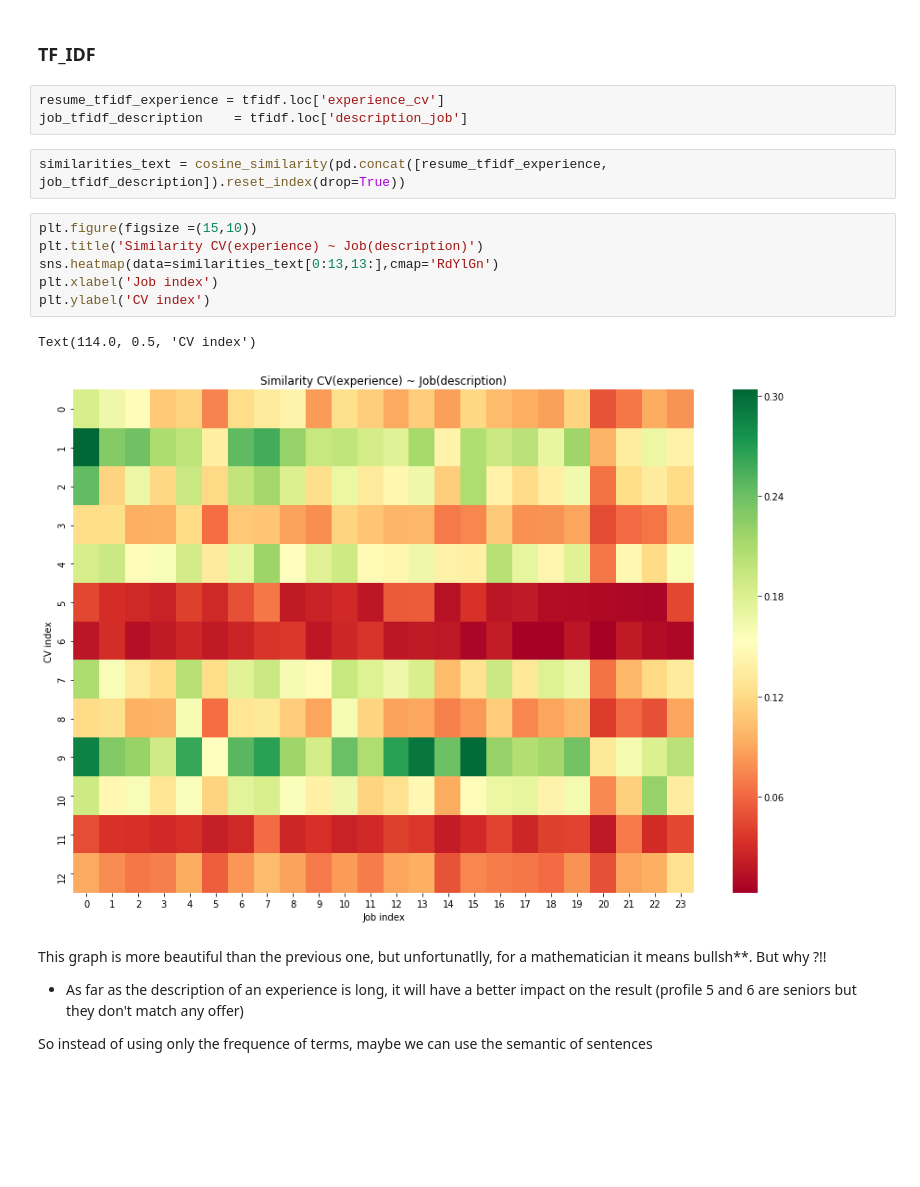
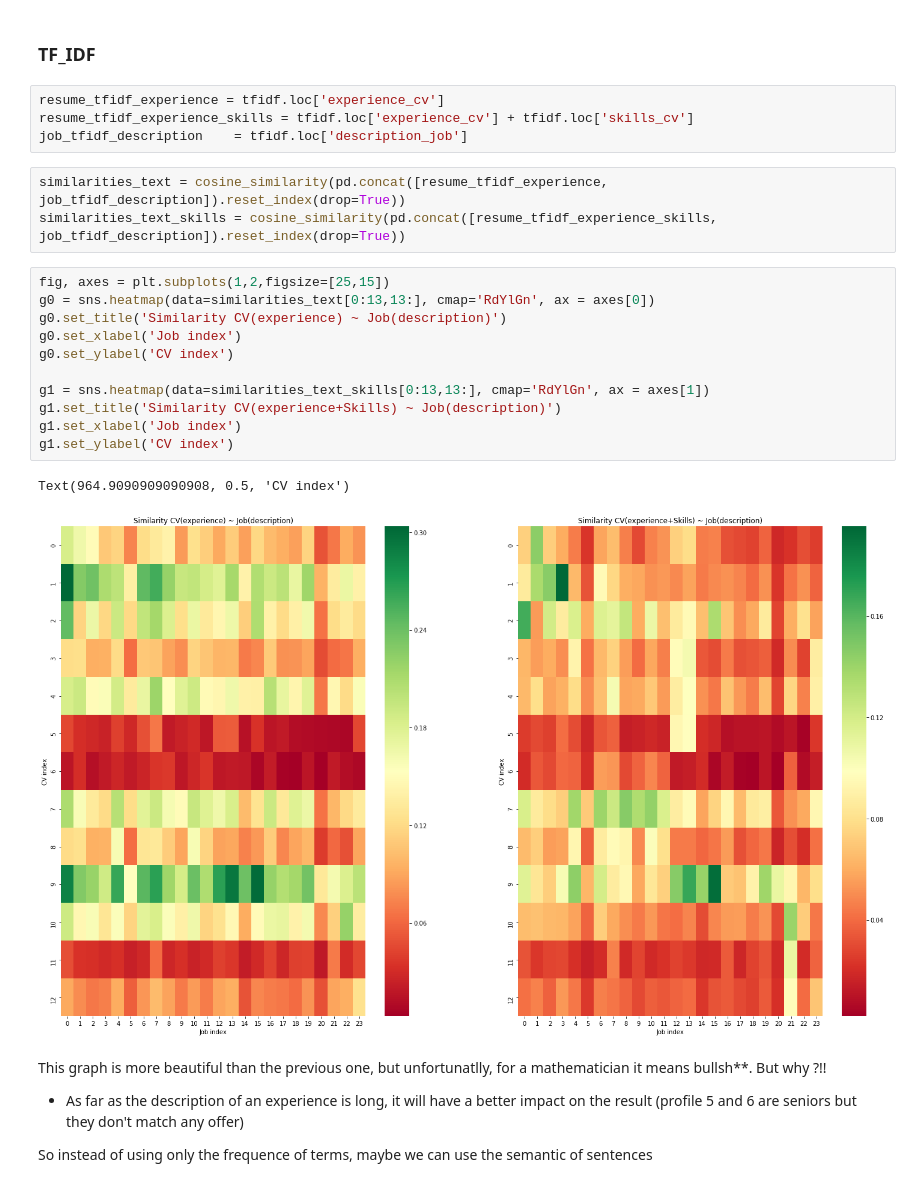
Before and after one commit to mehtiv/test_inventiv, a Jupyter notebook: Untitled.ipynb, the cells around one changed output. Drawn from its saved outputs; the diff is of its cells as text; blank space fills up the shorter version.

```diff
--- a/Untitled.ipynb
+++ b/Untitled.ipynb
@@ -180,18 +183,25 @@ As it can be seen the titles of offers and titles of resumes have an impact in t
 ### TF_IDF
 # %%
 resume_tfidf_experience = tfidf.loc['experience_cv']
+resume_tfidf_experience_skills = tfidf.loc['experience_cv'] + tfidf.loc['skills_cv']
 job_tfidf_description    = tfidf.loc['description_job']
 # %%
 similarities_text = cosine_similarity(pd.concat([resume_tfidf_experience, job_tfidf_description]).reset_index(drop=True))
+similarities_text_skills = cosine_similarity(pd.concat([resume_tfidf_experience_skills, job_tfidf_description]).reset_index(drop=True))
-# %%
-plt.figure(figsize =(15,10))
-plt.title('Similarity CV(experience) ~ Job(description)')
-sns.heatmap(data=similarities_text[0:13,13:],cmap='RdYlGn')
-plt.xlabel('Job index')
-plt.ylabel('CV index')
-# %% [output]
-Text(114.0, 0.5, 'CV index')
-[figure, removed]
+# %%
+fig, axes = plt.subplots(1,2,figsize=[25,15])
+g0 = sns.heatmap(data=similarities_text[0:13,13:], cmap='RdYlGn', ax = axes[0])
+g0.set_title('Similarity CV(experience) ~ Job(description)')
+g0.set_xlabel('Job index')
+g0.set_ylabel('CV index')
+
+g1 = sns.heatmap(data=similarities_text_skills[0:13,13:], cmap='RdYlGn', ax = axes[1])
+g1.set_title('Similarity CV(experience+Skills) ~ Job(description)')
+g1.set_xlabel('Job index')
+g1.set_ylabel('CV index')
+# %% [output]
+Text(964.9090909090908, 0.5, 'CV index')
+[figure, added]
 # %% [markdown]
 This graph is more beautiful than the previous one, but unfortunatlly, for a mathematician it means bullsh**. But why ?!!<br>
 - As far as the description of an experience is long, it will have a better impact on the result (profile 5 and 6 are seniors but they don't match any offer)
```
Also changed, not shown: parts of 21 cells of this notebook.
